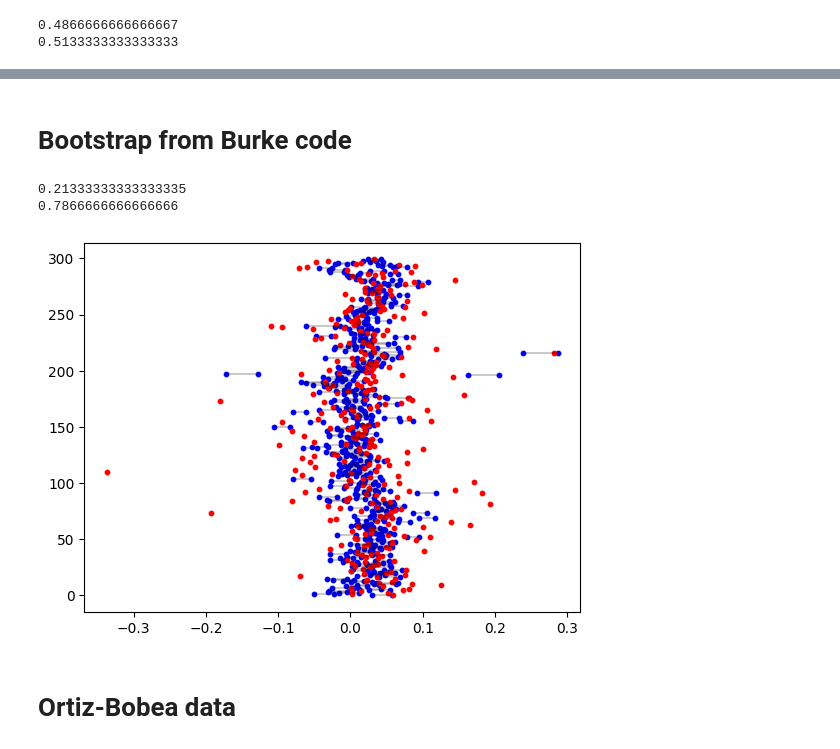
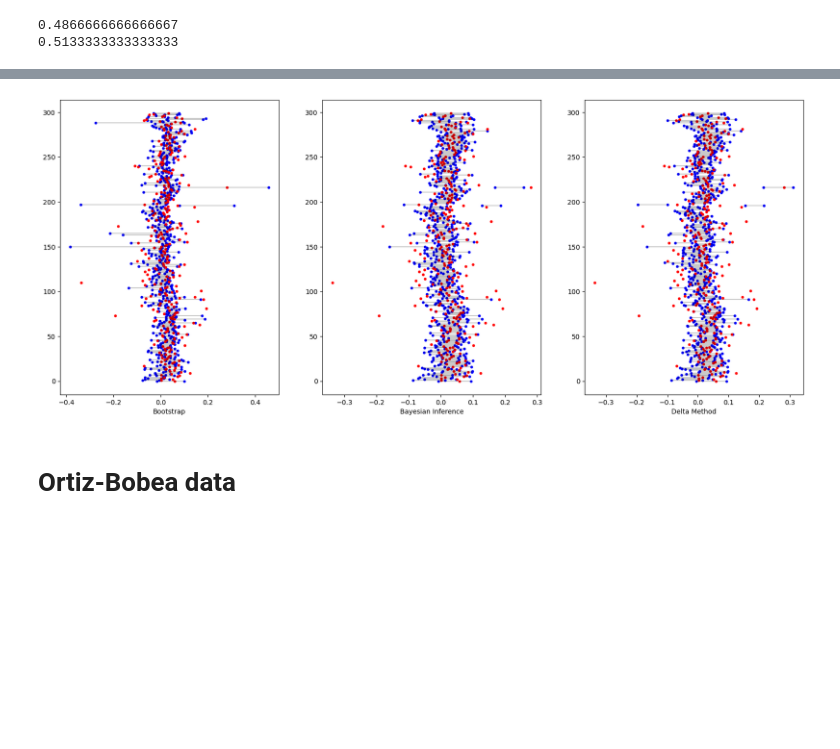
Before and after one commit to greenguy33/environmental-bayesian-modeling, a Jupyter notebook: notebooks/Nature_uncertainty_comparison.ipynb, the cells around one changed output, grey strips where cells are left out. Saved outputs shown, nothing was run; the diff lists cells and outputs as text; code cells hidden in the pictures; blank space fills up the shorter version.

```diff
--- a/notebooks/Nature_uncertainty_comparison.ipynb
+++ b/notebooks/Nature_uncertainty_comparison.ipynb
@@ -285,2 +252,0 @@ plt.show()
-# %% [markdown]
-# Bootstrap from Burke code
@@ -361,28 +253,30 @@ for row in test_data.iterrows():
-# %%
-in_range, out_range = 0, 0
-lowers, uppers = [], []
-for index, prediction in enumerate(yhat):
-    interval = np.quantile(prediction,[.05,.95])
-    lowers.append(interval[0])
-    uppers.append(interval[1])
-    if real_y[index] >= interval[0] and real_y[index] <= interval[1]:
-        in_range += 1
-    else:
-        out_range += 1
-print(in_range/len(yhat))
-print(out_range/len(yhat))
-# %% [output]
-0.21333333333333335
-0.7866666666666666
-# %%
-plt.scatter(lowers, list(range(len(yhat))), color="blue", s=10)
-plt.scatter(uppers, list(range(len(yhat))), color="blue", s=10)
-plt.scatter(real_y, list(range(len(yhat))), color="red", s=10)
-for index in range(len(yhat)):
-    plt.plot([lowers[index],uppers[index]],[index,index],'k-', linewidth=.3)
-plt.show()
-# %% [output]
-[figure, removed]
+# %%
+burke_fig, (burke_ax1, burke_ax2, burke_ax3) = plt.subplots(1,3, figsize=(20,8))
+
+burke_ax1.scatter(boot_lowers, list(range(len(boot_yhat))), color="blue", s=10)
+burke_ax1.scatter(boot_uppers, list(range(len(boot_yhat))), color="blue", s=10)
+burke_ax1.scatter(real_y, list(range(len(boot_yhat))), color="red", s=10)
+for index in range(len(boot_yhat)):
+    burke_ax1.plot([boot_lowers[index],boot_uppers[index]],[index,index],'k-', linewidth=.3)
+burke_ax1.set_xlabel("Bootstrap")
+
+burke_ax2.scatter(bayes_lowers, list(range(len(bayes_yhat))), color="blue", s=10)
+burke_ax2.scatter(bayes_uppers, list(range(len(bayes_yhat))), color="blue", s=10)
+burke_ax2.scatter(real_y, list(range(len(bayes_yhat))), color="red", s=10)
+for index in range(len(bayes_yhat)):
+    burke_ax2.plot([bayes_lowers[index],bayes_uppers[index]],[index,index],'k-', linewidth=.3)
+burke_ax2.set_xlabel("Bayesian Inference")
+
+burke_ax3.scatter(delta_lowers, list(range(len(delta_yhat))), color="blue", s=10)
+burke_ax3.scatter(delta_uppers, list(range(len(delta_yhat))), color="blue", s=10)
+burke_ax3.scatter(real_y, list(range(len(delta_yhat))), color="red", s=10)
+for index in range(len(delta_yhat)):
+    burke_ax3.plot([delta_lowers[index],delta_uppers[index]],[index,index],'k-', linewidth=.3)
+burke_ax3.set_xlabel("Delta Method")
+
+burke_fig.savefig(("../figures/burke_prediction_intervals.png"))
+# %% [output]
+[figure, added]
 # %% [markdown]
 # Ortiz-Bobea data
 # %%
```
Also changed, not shown: parts of 28 cells of this notebook, 9 other files.
